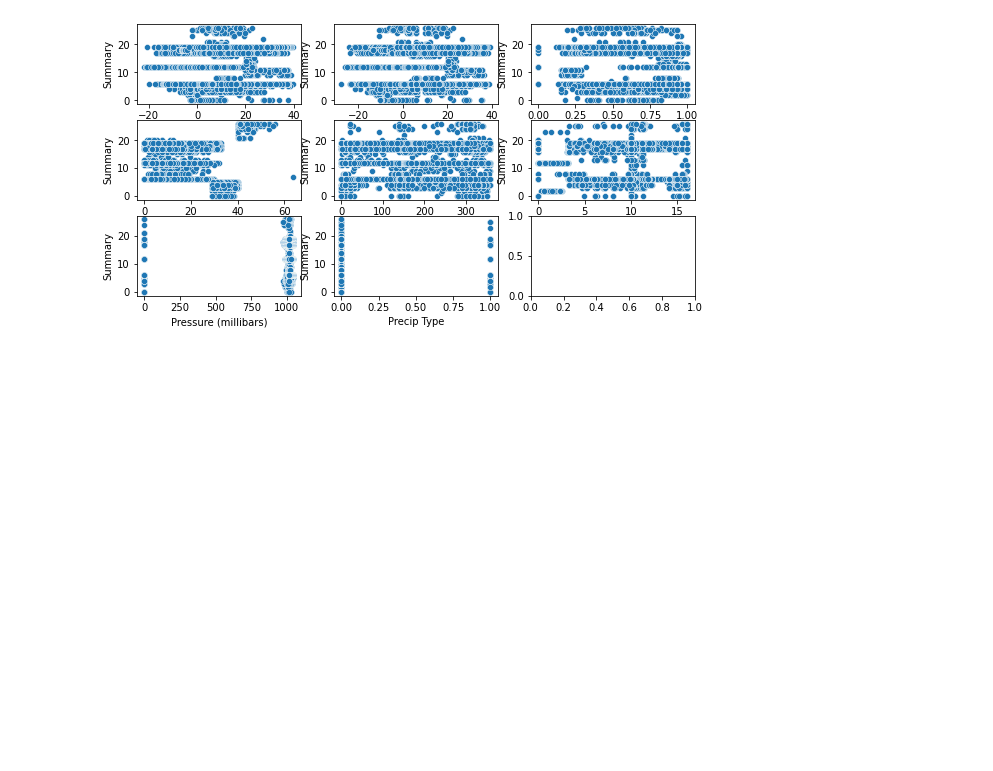
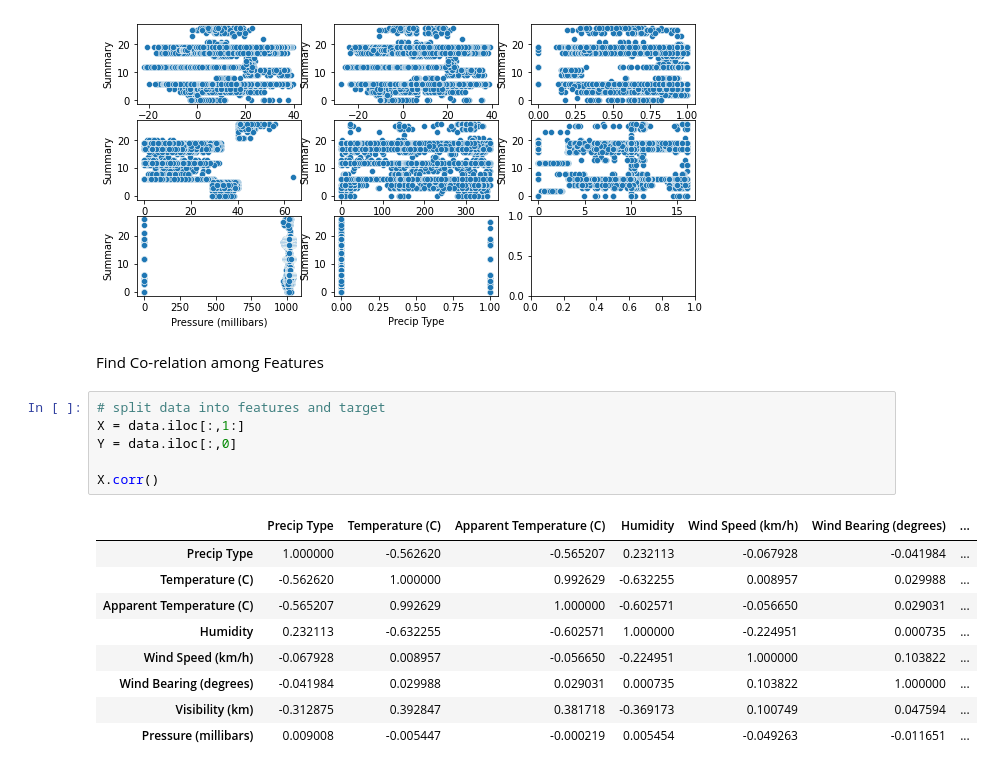
Before and after one commit to faisalbegins/MLMiniProjectOne, a Jupyter notebook: notebooks/main.ipynb, the cells around one changed output. Drawn from its saved outputs; the diff is of its cells as text; blank space fills up the shorter version.

```diff
--- a/notebooks/main.ipynb
+++ b/notebooks/main.ipynb
@@ -174,3 +174,21 @@ sns.scatterplot(data=data, x='Precip Type', y='Summary', ax=axs_scat[2, 1])
 # %% [output]
 <AxesSubplot:xlabel='Precip Type', ylabel='Summary'>
 [figure]
+# %% [markdown]
+Find Co-relation among Features
+# %%
+# split data into features and target
+X = data.iloc[:,1:]
+Y = data.iloc[:,0]
+
+X.corr()
+# %% [output]
+|  | Precip Type | Temperature (C) | Apparent Temperature (C) | Humidity | Wind Speed (km/h) | Wind Bearing (degrees) | ... |
+| Precip Type | 1.000000 | -0.562620 | -0.565207 | 0.232113 | -0.067928 | -0.041984 | ... |
+| Temperature (C) | -0.562620 | 1.000000 | 0.992629 | -0.632255 | 0.008957 | 0.029988 | ... |
+| Apparent Temperature (C) | -0.565207 | 0.992629 | 1.000000 | -0.602571 | -0.056650 | 0.029031 | ... |
+| Humidity | 0.232113 | -0.632255 | -0.602571 | 1.000000 | -0.224951 | 0.000735 | ... |
+| Wind Speed (km/h) | -0.067928 | 0.008957 | -0.056650 | -0.224951 | 1.000000 | 0.103822 | ... |
+| Wind Bearing (degrees) | -0.041984 | 0.029988 | 0.029031 | 0.000735 | 0.103822 | 1.000000 | ... |
+| Visibility (km) | -0.312875 | 0.392847 | 0.381718 | -0.369173 | 0.100749 | 0.047594 | ... |
+| Pressure (millibars) | 0.009008 | -0.005447 | -0.000219 | 0.005454 | -0.049263 | -0.011651 | ... |
```
Also changed, not shown: parts of 11 cells of this notebook, 1 other file.
